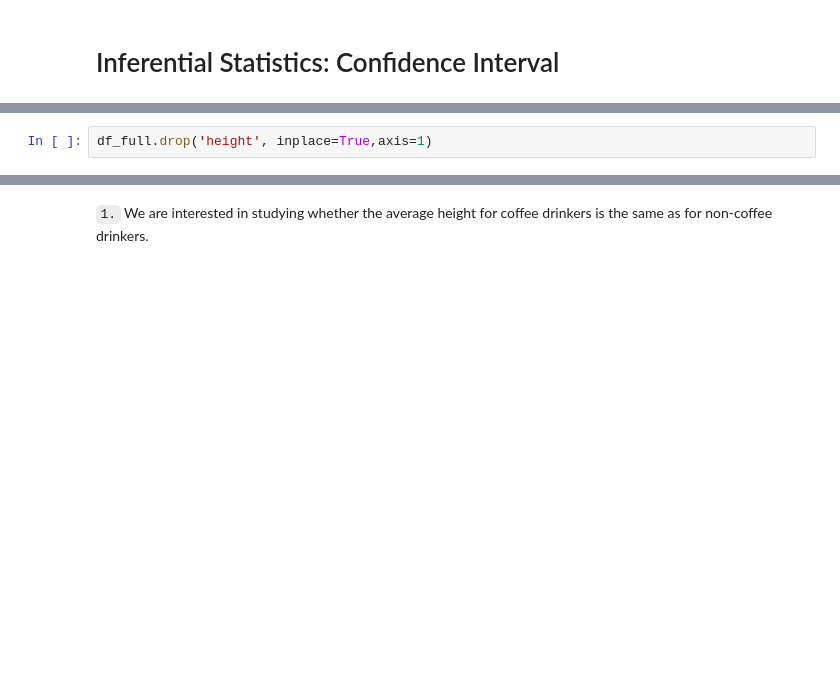
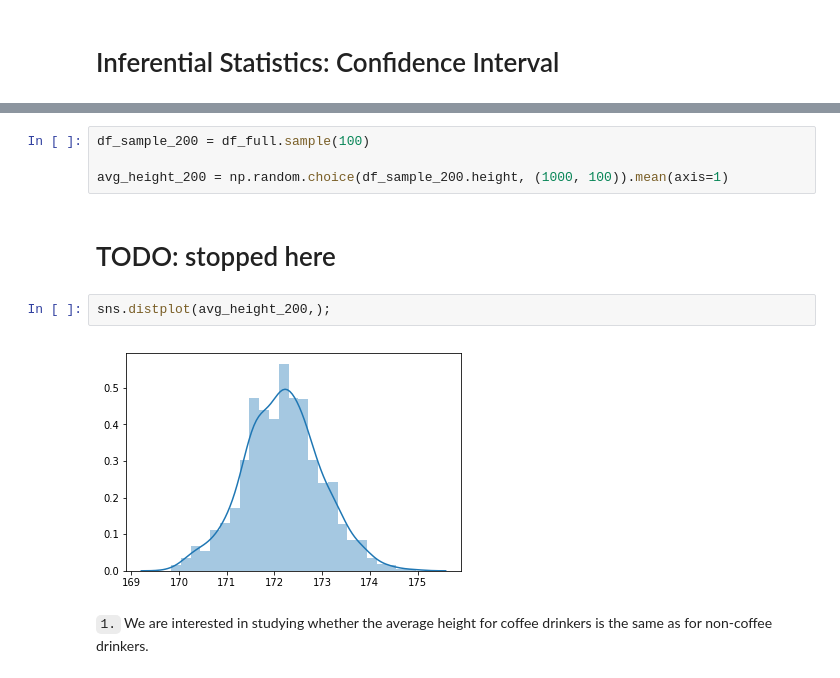
Before and after one commit to Hazem-azim/Practical-Statistics, a Jupyter notebook: 1) Inference - Confidence Interval/Inference - Confidence Interval.ipynb, the cells around one changed output, grey strips where cells are left out. Saved outputs shown, nothing was run; the diff lists cells and outputs as text; blank space fills up the shorter version.

```diff
--- a/1) Inference - Confidence Interval/Inference - Confidence Interval.ipynb
+++ b/1) Inference - Confidence Interval/Inference - Confidence Interval.ipynb
@@ -31,2 +22,0 @@ df_full.head()
-# %%
-df_full.drop('height', inplace=True,axis=1)
@@ -37,3 +63,13 @@ df_full.to_csv('undergrad_students.csv',index=False)
+# %%
+df_sample_200 = df_full.sample(100)
+
+avg_height_200 = np.random.choice(df_sample_200.height, (1000, 100)).mean(axis=1)
+# %% [markdown]
+# TODO: stopped here
+# %%
+sns.distplot(avg_height_200,);
+# %% [output]
+[figure, added]
 # %% [markdown]
 `1.` We are interested in studying whether the average height for coffee drinkers is the same as for non-coffee drinkers.
 # %% [markdown]
```
Also changed, not shown: parts of 13 cells of this notebook.
